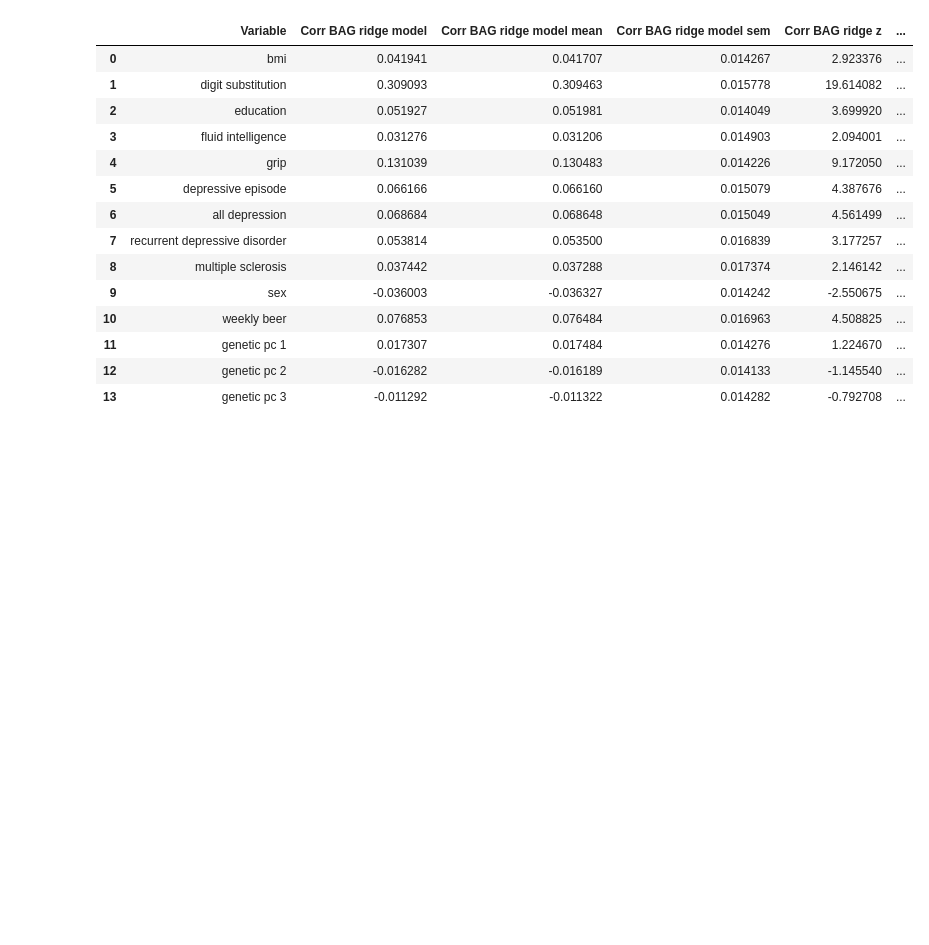
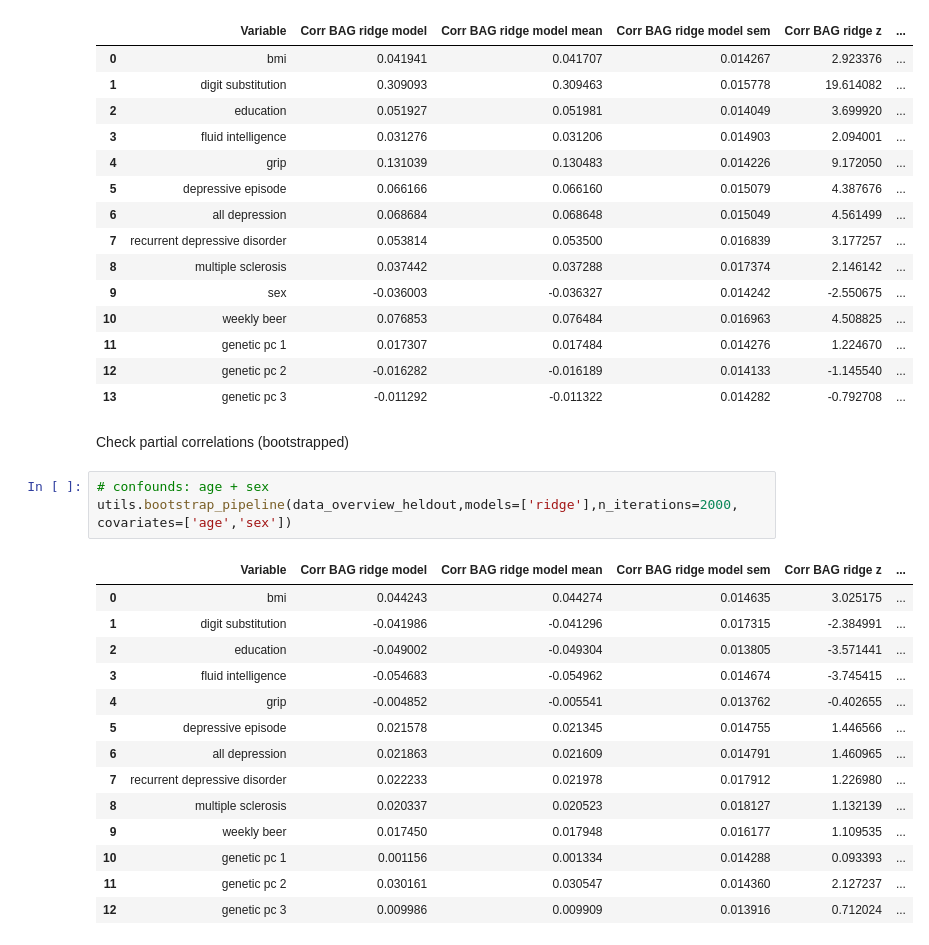
Before and after one commit to laura-riedel/brain_age_1D-CNN, a Jupyter notebook: src/schaefer_fc_matrix/ridge_brain_age_gaps.ipynb, the cells around one changed output. Saved outputs shown, nothing was run; the diff lists cells and outputs as text; blank space fills up the shorter version.

```diff
--- a/src/schaefer_fc_matrix/ridge_brain_age_gaps.ipynb
+++ b/src/schaefer_fc_matrix/ridge_brain_age_gaps.ipynb
@@ -108,3 +108,23 @@ variables_corrs_bs
 | 11 | genetic pc 1 | 0.017307 | 0.017484 | 0.014276 | 1.224670 | ... |
 | 12 | genetic pc 2 | -0.016282 | -0.016189 | 0.014133 | -1.145540 | ... |
 | 13 | genetic pc 3 | -0.011292 | -0.011322 | 0.014282 | -0.792708 | ... |
+# %% [markdown]
+Check partial correlations (bootstrapped)
+# %%
+# confounds: age + sex
+utils.bootstrap_pipeline(data_overview_heldout,models=['ridge'],n_iterations=2000, covariates=['age','sex'])
+# %% [output]
+|  | Variable | Corr BAG ridge model | Corr BAG ridge model mean | Corr BAG ridge model sem | Corr BAG ridge z | ... |
+| 0 | bmi | 0.044243 | 0.044274 | 0.014635 | 3.025175 | ... |
+| 1 | digit substitution | -0.041986 | -0.041296 | 0.017315 | -2.384991 | ... |
+| 2 | education | -0.049002 | -0.049304 | 0.013805 | -3.571441 | ... |
+| 3 | fluid intelligence | -0.054683 | -0.054962 | 0.014674 | -3.745415 | ... |
+| 4 | grip | -0.004852 | -0.005541 | 0.013762 | -0.402655 | ... |
+| 5 | depressive episode | 0.021578 | 0.021345 | 0.014755 | 1.446566 | ... |
+| 6 | all depression | 0.021863 | 0.021609 | 0.014791 | 1.460965 | ... |
+| 7 | recurrent depressive disorder | 0.022233 | 0.021978 | 0.017912 | 1.226980 | ... |
+| 8 | multiple sclerosis | 0.020337 | 0.020523 | 0.018127 | 1.132139 | ... |
+| 9 | weekly beer | 0.017450 | 0.017948 | 0.016177 | 1.109535 | ... |
+| 10 | genetic pc 1 | 0.001156 | 0.001334 | 0.014288 | 0.093393 | ... |
+| 11 | genetic pc 2 | 0.030161 | 0.030547 | 0.014360 | 2.127237 | ... |
+| 12 | genetic pc 3 | 0.009986 | 0.009909 | 0.013916 | 0.712024 | ... |
```
Also changed, not shown: parts of 8 cells of this notebook, 1 other file.
